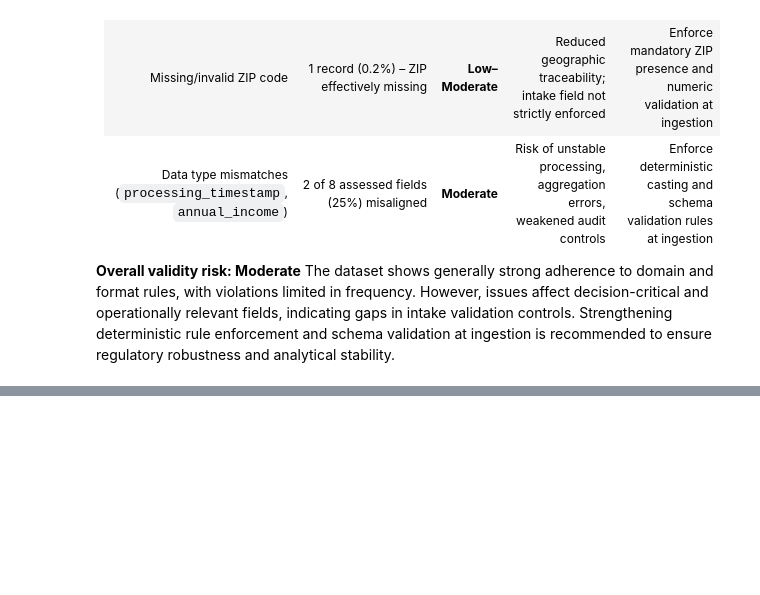
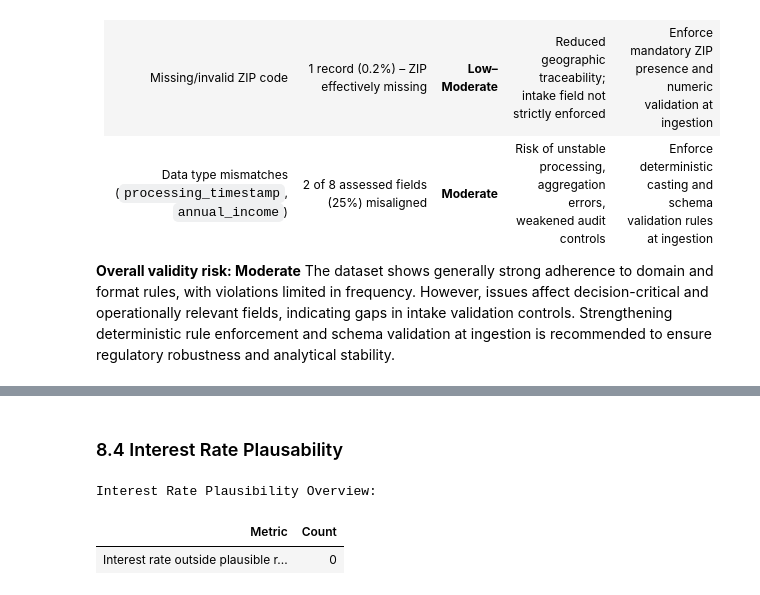
Before and after one commit to mchlkan/dego-2606-group3, a Jupyter notebook: notebooks/01-data-quality.ipynb, the cells around one changed output, grey strips where cells are left out. Saved outputs shown, nothing was run; the diff lists cells and outputs as text; code cells hidden in the pictures; blank space fills up the shorter version.

```diff
--- a/notebooks/01-data-quality.ipynb
+++ b/notebooks/01-data-quality.ipynb
@@ -1076,0 +1156,21 @@ df_model = df[
+# %% [markdown]
+### 8.4 Interest Rate Plausability
+# %%
+# Validate plausibility of interest rate values
+# Define plausible interest rate range (e.g., 0%–25%)
+invalid_interest_rate = (
+    (df["interest_rate"] < 0) |
+    (df["interest_rate"] > 25)
+).sum()
+
+interest_rate_plausibility_overview = pd.DataFrame({
+    "Metric": ["Interest rate outside plausible range (0–25%)"],
+    "Count": [invalid_interest_rate]
+})
+
+print("Interest Rate Plausibility Overview:")
+display(interest_rate_plausibility_overview.style.hide(axis="index"))
+# %% [output]
+Interest Rate Plausibility Overview:
+| Metric | Count |
+| Interest rate outside plausible r... | 0 |
```
Also changed, not shown: parts of 18 cells of this notebook.
